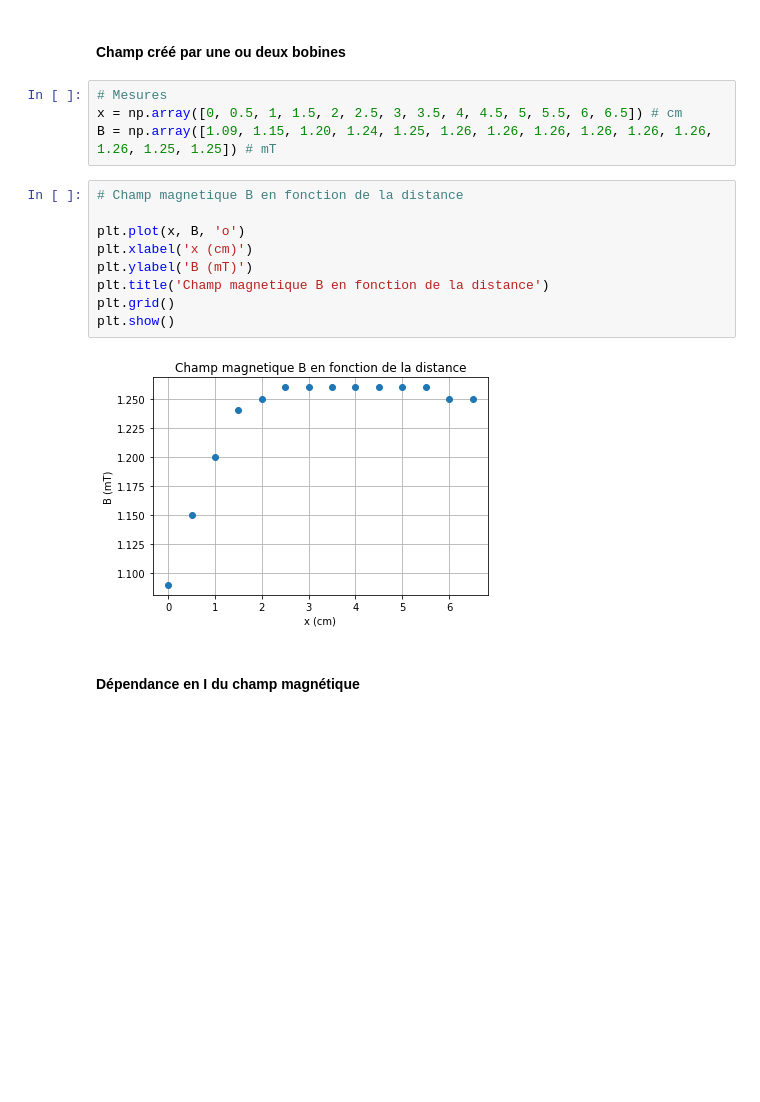
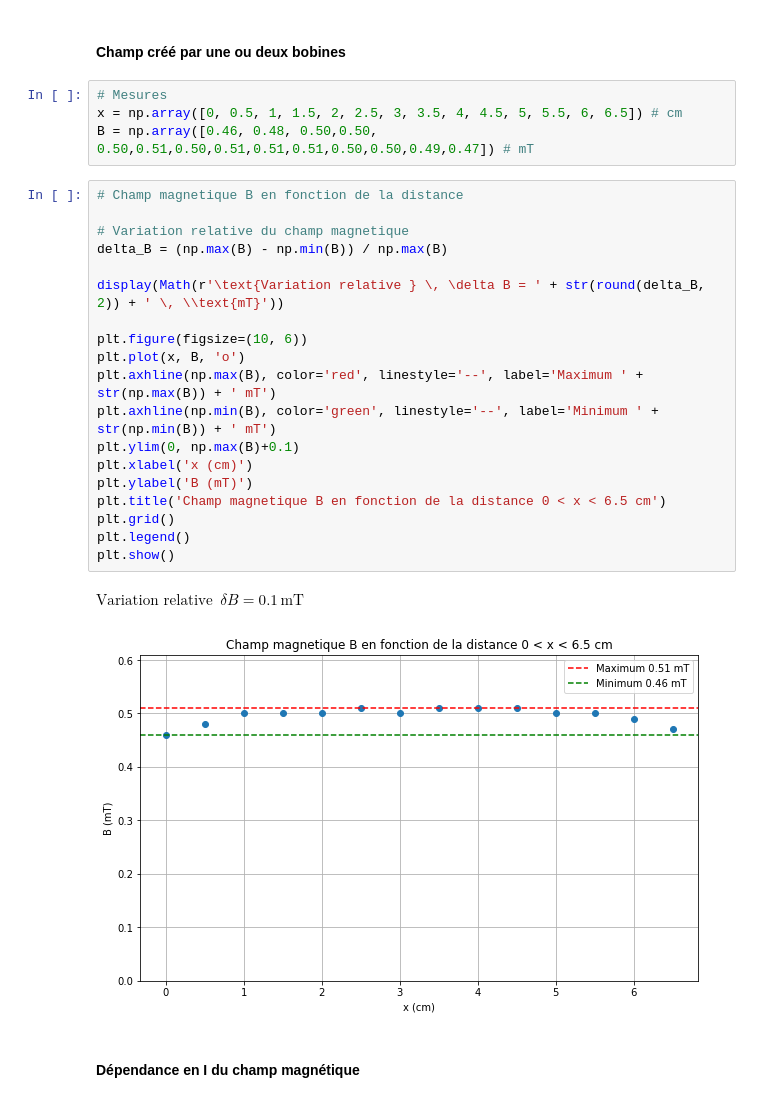
Before and after one commit to kmiloarguello/kmiloarguello.github.io, a Jupyter notebook: phyca/content/LU2PY121/TPS/TP3/TP3-A.ipynb, the cells around one changed output. Cells and saved outputs as stored; diff of their text form; blank space fills up the shorter version.

```diff
--- a/phyca/content/LU2PY121/TPS/TP3/TP3-A.ipynb
+++ b/phyca/content/LU2PY121/TPS/TP3/TP3-A.ipynb
@@ -12,18 +12,29 @@ from IPython.display import display, Math
 # %%
 # Mesures
 x = np.array([0, 0.5, 1, 1.5, 2, 2.5, 3, 3.5, 4, 4.5, 5, 5.5, 6, 6.5]) # cm
-B = np.array([1.09, 1.15, 1.20, 1.24, 1.25, 1.26, 1.26, 1.26, 1.26, 1.26, 1.26, 1.26, 1.25, 1.25]) # mT
+B = np.array([0.46, 0.48, 0.50,0.50, 0.50,0.51,0.50,0.51,0.51,0.51,0.50,0.50,0.49,0.47]) # mT
 # %%
 # Champ magnetique B en fonction de la distance
 
+# Variation relative du champ magnetique
+delta_B = (np.max(B) - np.min(B)) / np.max(B)
+
+display(Math(r'\text{Variation relative } \, \delta B = ' + str(round(delta_B, 2)) + ' \, \\text{mT}'))
+
+plt.figure(figsize=(10, 6))
 plt.plot(x, B, 'o')
+plt.axhline(np.max(B), color='red', linestyle='--', label='Maximum ' + str(np.max(B)) + ' mT')
+plt.axhline(np.min(B), color='green', linestyle='--', label='Minimum ' + str(np.min(B)) + ' mT')
+plt.ylim(0, np.max(B)+0.1)
 plt.xlabel('x (cm)')
 plt.ylabel('B (mT)')
-plt.title('Champ magnetique B en fonction de la distance')
+plt.title('Champ magnetique B en fonction de la distance 0 < x < 6.5 cm')
 plt.grid()
+plt.legend()
 plt.show()
 # %% [output]
+$\displaystyle \text{Variation relative } \, \delta B = 0.1 \, \text{mT}$
-[figure, old version]
+[figure, new version]
 # %% [markdown]
 #### Dépendance en I du champ magnétique
 # %%
```
Also changed, not shown: parts of 4 cells of this notebook, 9 other files.
